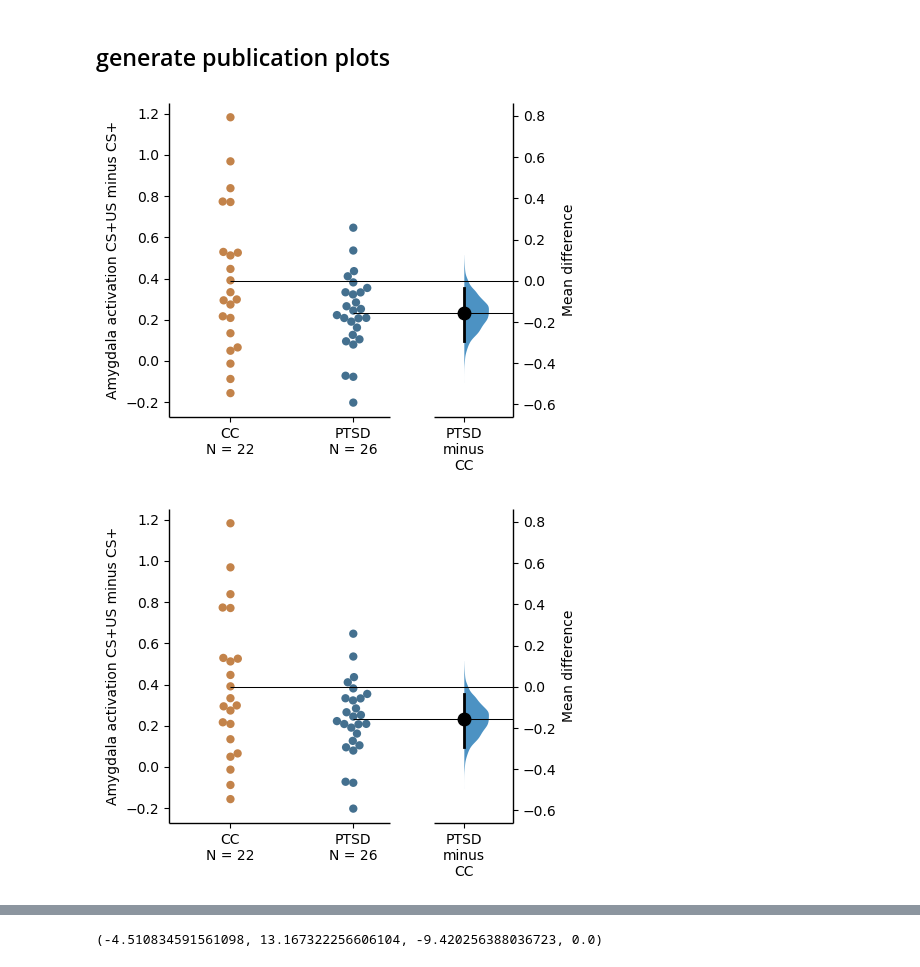
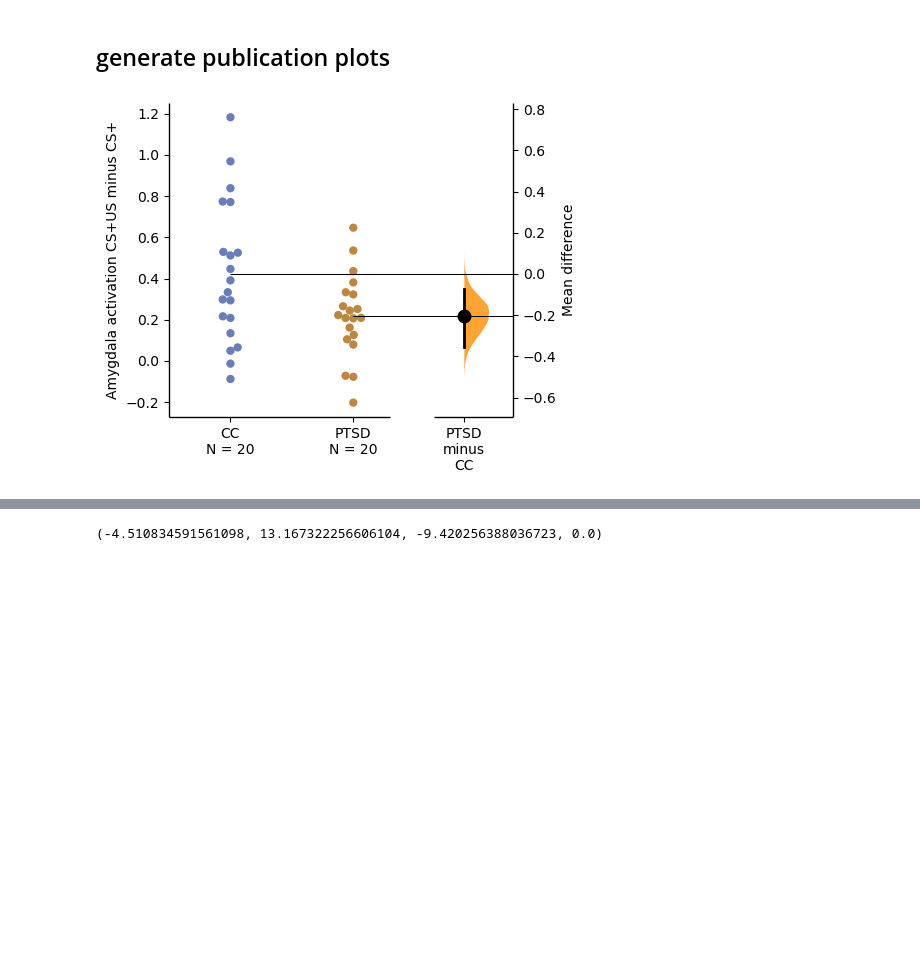
Before and after one commit to LevyDecisionNeuroLab/SIA_PTSD, a Jupyter notebook: firstDay_amygdalaDuringUS_Lissek.ipynb, the cells around one changed output, grey strips where cells are left out. Drawn from its saved outputs; the diff is of its cells as text; code cells hidden in the pictures; blank space fills up the shorter version.

Commit message:
Updated figures and saved them in png files

```diff
--- a/firstDay_amygdalaDuringUS_Lissek.ipynb
+++ b/firstDay_amygdalaDuringUS_Lissek.ipynb
@@ -315,15 +374,15 @@ sns.lmplot('pcl_An', 'amygdala',hue='group', data=dfpcl_amg)
 # %%
 import dabest
 groups = ["CC", "PTSD"]
-dgr = amg_ud[amg_ud.group.isin(groups)]
+dgr = dfpcl_amg[dfpcl_amg.group.isin(groups)]
 
 # load our data to dabest to produce graphs
 dgr = dgr.rename(columns={"amygdala": "Amygdala activation CS+US minus CS+", "group": "Group"})
 dgr_dabest = dabest.load(data=dgr, x='Group', y='Amygdala activation CS+US minus CS+', idx=('CC','PTSD'), ci=89)
-dgr_dabest.mean_diff.plot()
+g2 = dgr_dabest.mean_diff.plot(custom_palette={'CC':'royalblue','PTSD':'darkorange'})
+g2.savefig('cleanData_Lissek.png', dpi=300, bbox_inches="tight")
 # %% [output]
-[figure, old version]
+[figure, new version]
-[figure, removed]
 # %%
 #fgrid = sns.lmplot(x='Anhedonia PCL5', y='Amygdala activation CS+US minus CS+',hue='group', data=dfpcl_amg, ci = None)
                #legend_out = True)
```
Also changed, not shown: parts of 15 cells of this notebook, 1 other file.
